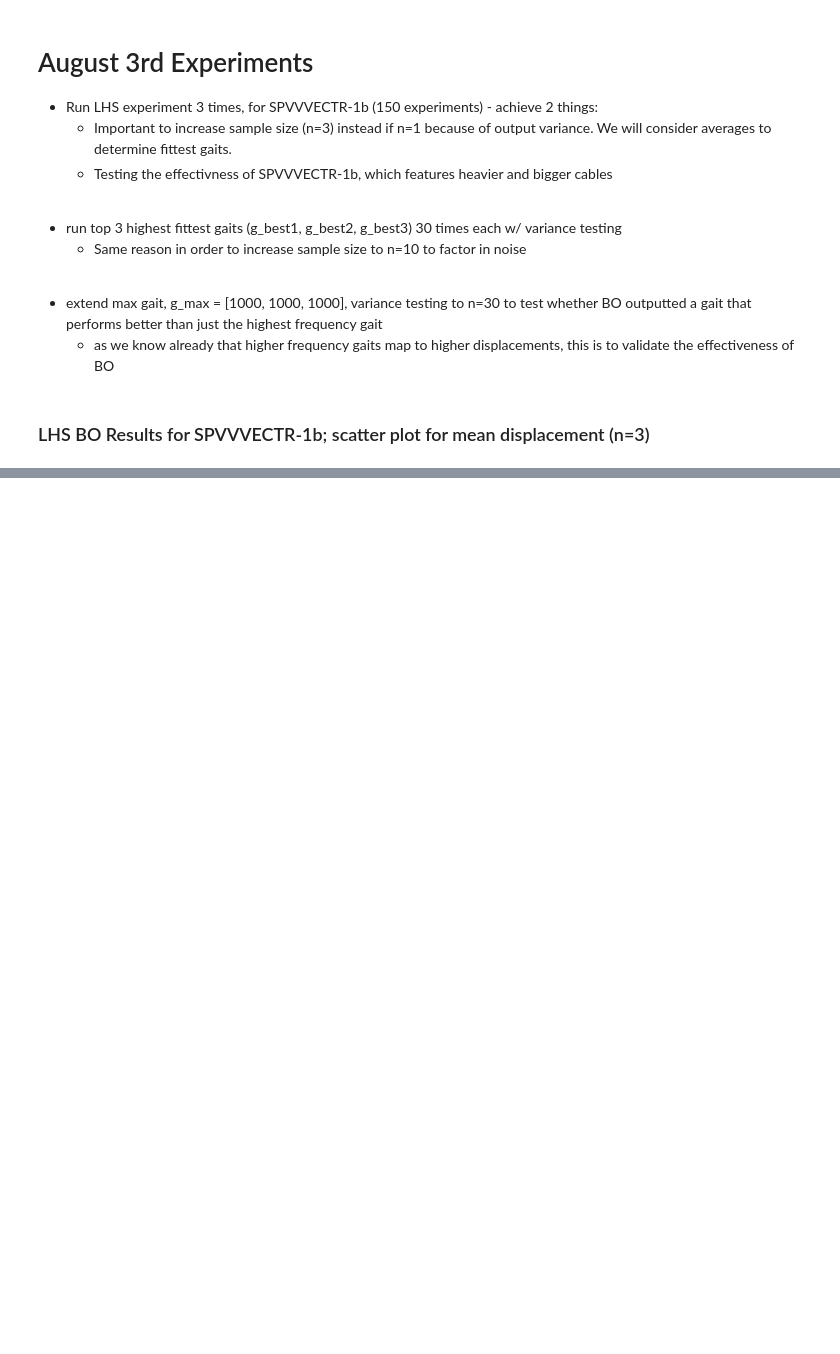
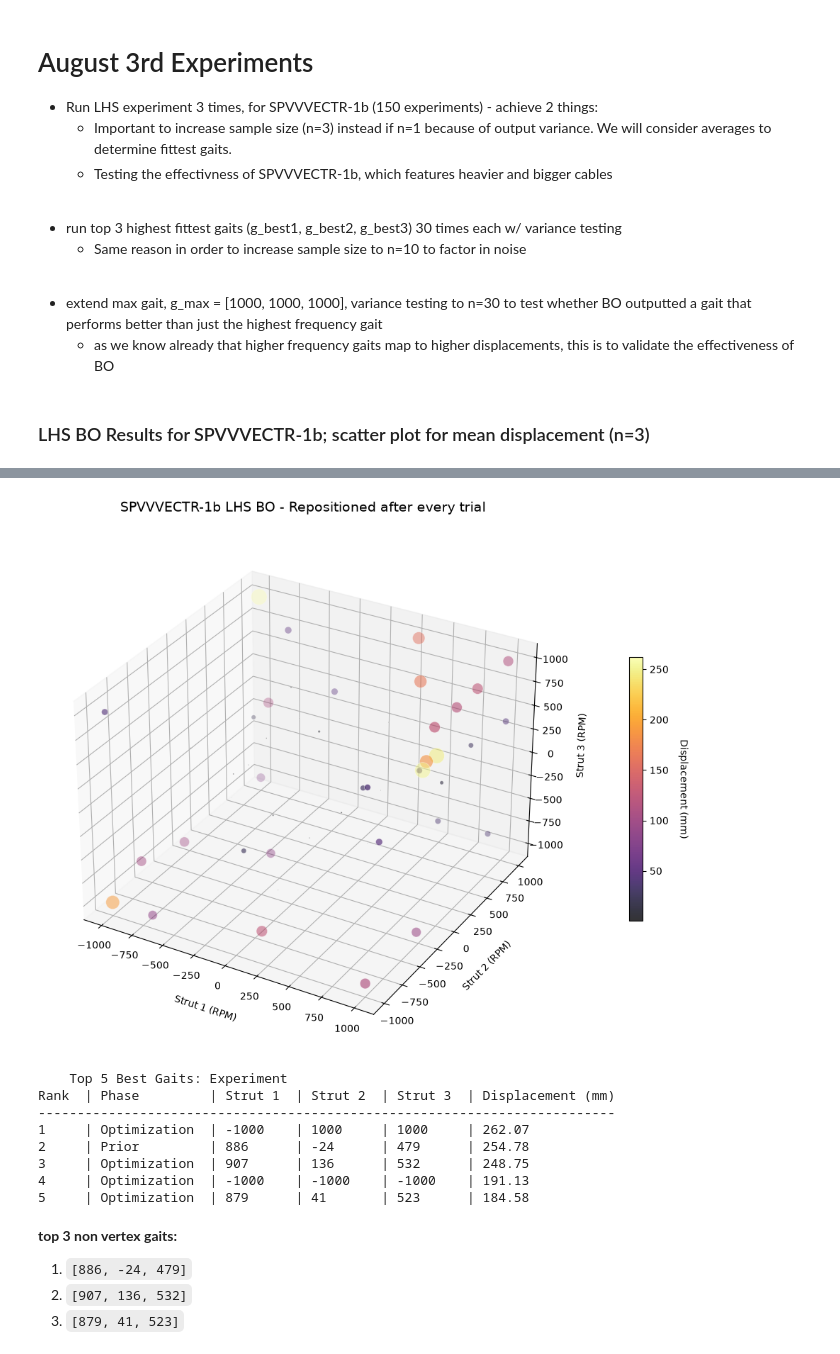
Before and after one commit to UnionEvoRobo/SPVVVECTR, a Jupyter notebook: Python-BT-Control/Better-BLE-Control/visualization_bo_skopt.ipynb, the cells around one changed output, grey strips where cells are left out. Saved outputs shown, nothing was run; the diff lists cells and outputs as text; code cells hidden in the pictures; blank space fills up the shorter version.

Commit message:
more testing WWWW

```diff
--- a/Python-BT-Control/Better-BLE-Control/visualization_bo_skopt.ipynb
+++ b/Python-BT-Control/Better-BLE-Control/visualization_bo_skopt.ipynb
@@ -292,0 +291,19 @@ Rank  | Phase         | Strut 1  | Strut 2  | Strut 3  | Displacement (mm)
+# %%
+path = './../../SPVVVECTR_DATA/bo_experiment_SPVVVECTR-1b/lhs/experiment2_8-4-26/lhs_bo_testing/lhs_bo_repositioning.csv'
+plot_scatter(path, "SPVVVECTR-1b LHS BO - Repositioned after every trial")
+print_top_5_gaits(path)
+# %% [output]
+[figure, added]
+    Top 5 Best Gaits: Experiment
+Rank  | Phase         | Strut 1  | Strut 2  | Strut 3  | Displacement (mm)
+--------------------------------------------------------------------------
+1     | Optimization  | -1000    | 1000     | 1000     | 262.07
+2     | Prior         | 886      | -24      | 479      | 254.78
+3     | Optimization  | 907      | 136      | 532      | 248.75
+4     | Optimization  | -1000    | -1000    | -1000    | 191.13
+5     | Optimization  | 879      | 41       | 523      | 184.58
+# %% [markdown]
+**top 3 non vertex gaits:**
+1. `[886, -24, 479]`
+2. `[907, 136, 532]`
+3. `[879, 41, 523]`
```
Also changed, not shown: parts of 15 cells of this notebook, 4 other files.
